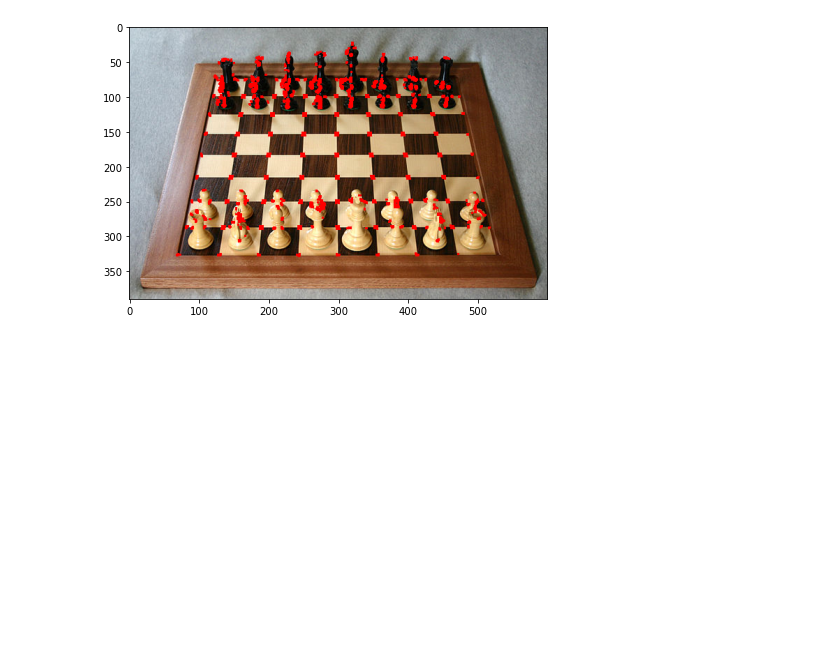
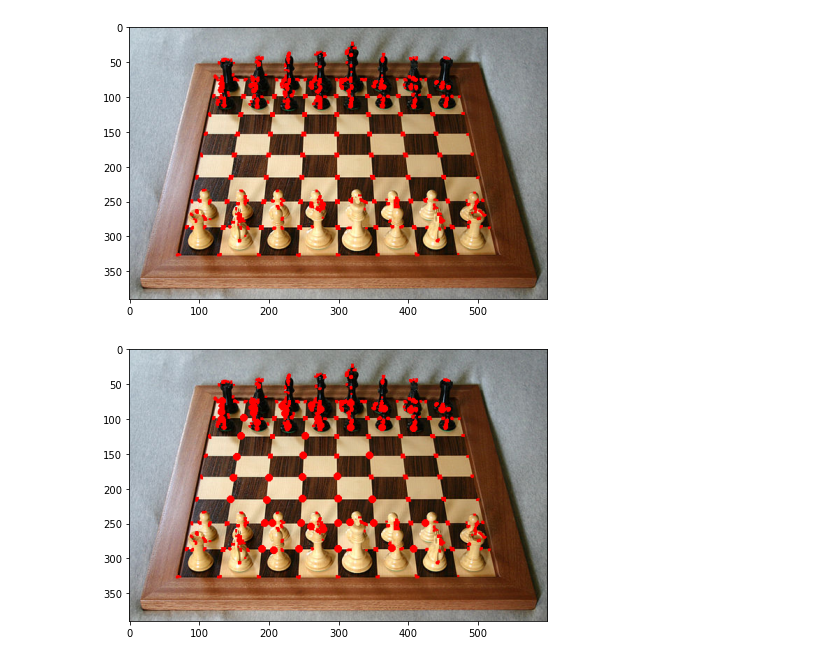
Before and after one commit to TyW-98/OpenCV-Practice, a Jupyter notebook: Object_detection/corner_detection.ipynb, the cells around one changed output. Drawn from its saved outputs; the diff is of its cells as text; code cells hidden in the pictures; blank space fills up the shorter version.

Commit message:
Add Shi-Tomasi corner detection practice

```diff
--- a/Object_detection/corner_detection.ipynb
+++ b/Object_detection/corner_detection.ipynb
@@ -80,3 +80,18 @@ real_chess_rgb[corner_det>0.01*corner_det.max()] = [255,0,0]
 display_img(real_chess_rgb)
 # %% [output]
 [figure]
+# %%
+# -1 to not limit the number of corners
+corner_det = cv2.goodFeaturesToTrack(gray_real_chess,50,0.01,10)
+
+# Flatten out array to draw circles on corners
+corners = np.int0(corner_det)
+
+# For loop to draw circles on corners
+for i in corners:
+    x,y = i.ravel()
+    cv2.circle(real_chess_rgb,(x,y),3,color = (255,0,0),thickness =3)
+
+display_img(real_chess_rgb)
+# %% [output]
+[figure, added]
```
